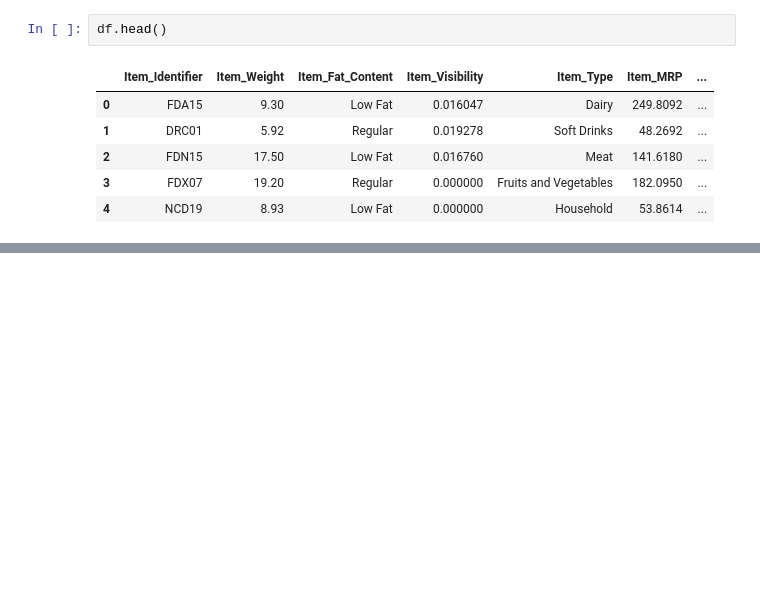
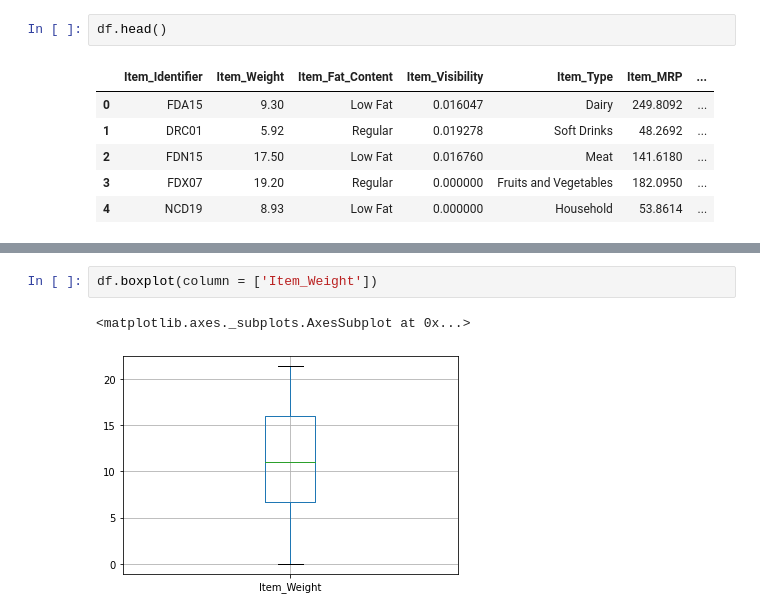
Before and after one commit to heidiglee/sales-predictions, a Jupyter notebook: heidilee_github_sales_prediction.ipynb, the cells around one changed output, grey strips where cells are left out. Drawn from its saved outputs; the diff is of its cells as text; blank space fills up the shorter version.

```diff
--- a/heidilee_github_sales_prediction.ipynb
+++ b/heidilee_github_sales_prediction.ipynb
@@ -20,0 +229,5 @@ df.head()
+# %%
+df.boxplot(column = ['Item_Weight'])
+# %% [output]
+<matplotlib.axes._subplots.AxesSubplot at 0x...>
+[figure, added]
```
Also changed, not shown: parts of 17 cells of this notebook.
